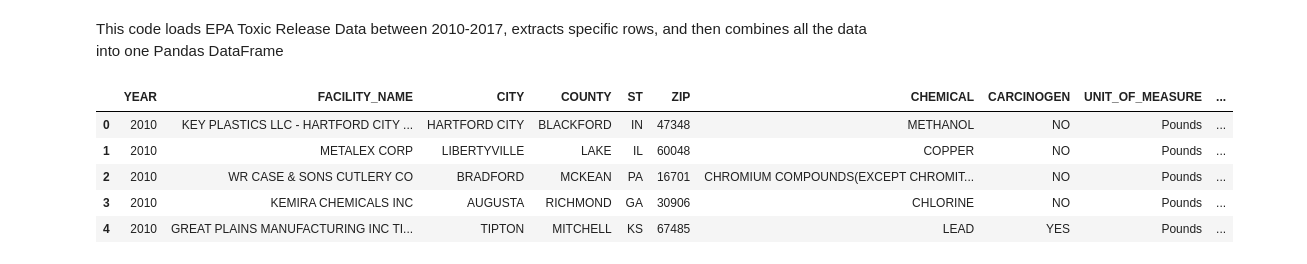
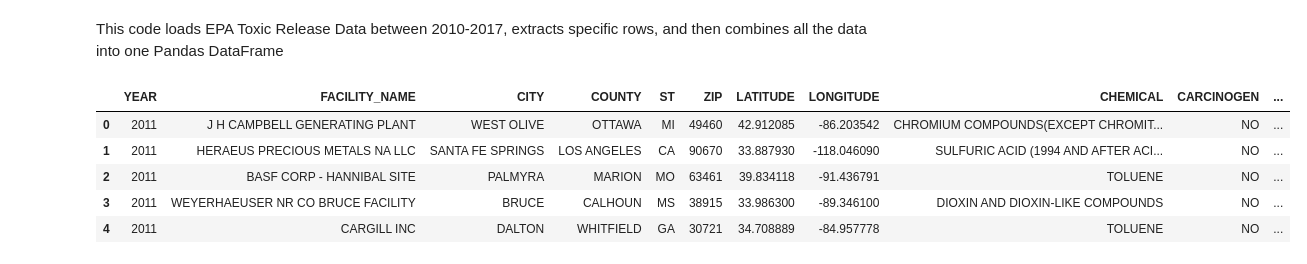
Before and after one commit to austinlittle1/ETLproject, a Jupyter notebook: toxic_release_resources/CleanToxicReleaseData.ipynb, the cells around one changed output. Drawn from its saved outputs; the diff is of its cells as text; code cells hidden in the pictures.

```diff
--- a/toxic_release_resources/CleanToxicReleaseData.ipynb
+++ b/toxic_release_resources/CleanToxicReleaseData.ipynb
@@ -4,16 +4,20 @@
 This code loads EPA Toxic Release Data between 2010-2017, extracts specific rows, and then combines all the data into one Pandas DataFrame
 # %%
 import pandas as pd
+from sqlalchemy import create_engine
+from api_keys import gkey
+import gmaps
+import matplotlib.pyplot as plt
 
 # Load first data set
 
-ToxRelData = pd.read_csv('toxic-release-inventory/TRI_2010_US.csv')
-ToxRelData = ToxRelData.iloc[:,[0,3,5,6,7,8,29,36,38,103,107]]
+ToxRelData = pd.read_csv('toxic-release-inventory/TRI_2011_US.csv')
+ToxRelData = ToxRelData.iloc[:,[0,3,5,6,7,8,11,12,29,36,38,103,107]]
 ToxRelData.head()
 # %% [output]
-|  | YEAR | FACILITY_NAME | CITY | COUNTY | ST | ZIP | CHEMICAL | CARCINOGEN | UNIT_OF_MEASURE | ... |
-| 0 | 2010 | KEY PLASTICS LLC - HARTFORD CITY ... | HARTFORD CITY | BLACKFORD | IN | 47348 | METHANOL | NO | Pounds | ... |
-| 1 | 2010 | METALEX CORP | LIBERTYVILLE | LAKE | IL | 60048 | COPPER | NO | Pounds | ... |
-| 2 | 2010 | WR CASE & SONS CUTLERY CO | BRADFORD | MCKEAN | PA | 16701 | CHROMIUM COMPOUNDS(EXCEPT CHROMIT... | NO | Pounds | ... |
-| 3 | 2010 | KEMIRA CHEMICALS INC | AUGUSTA | RICHMOND | GA | 30906 | CHLORINE | NO | Pounds | ... |
-| 4 | 2010 | GREAT PLAINS MANUFACTURING INC TI... | TIPTON | MITCHELL | KS | 67485 | LEAD | YES | Pounds | ... |
+|  | YEAR | FACILITY_NAME | CITY | COUNTY | ST | ZIP | LATITUDE | LONGITUDE | CHEMICAL | CARCINOGEN | ... |
+| 0 | 2011 | J H CAMPBELL GENERATING PLANT | WEST OLIVE | OTTAWA | MI | 49460 | 42.912085 | -86.203542 | CHROMIUM COMPOUNDS(EXCEPT CHROMIT... | NO | ... |
+| 1 | 2011 | HERAEUS PRECIOUS METALS NA LLC | SANTA FE SPRINGS | LOS ANGELES | CA | 90670 | 33.887930 | -118.046090 | SULFURIC ACID (1994 AND AFTER ACI... | NO | ... |
+| 2 | 2011 | BASF CORP - HANNIBAL SITE | PALMYRA | MARION | MO | 63461 | 39.834118 | -91.436791 | TOLUENE | NO | ... |
+| 3 | 2011 | WEYERHAEUSER NR CO BRUCE FACILITY | BRUCE | CALHOUN | MS | 38915 | 33.986300 | -89.346100 | DIOXIN AND DIOXIN-LIKE COMPOUNDS | NO | ... |
+| 4 | 2011 | CARGILL INC | DALTON | WHITFIELD | GA | 30721 | 34.708889 | -84.957778 | TOLUENE | NO | ... |
```
Also changed, not shown: parts of 11 cells of this notebook.
